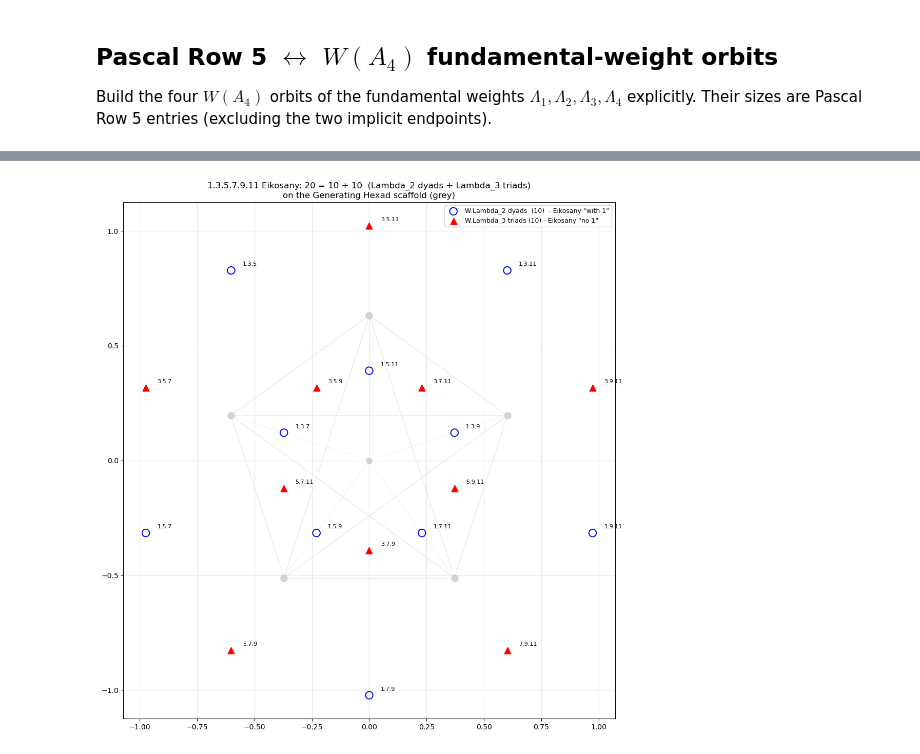
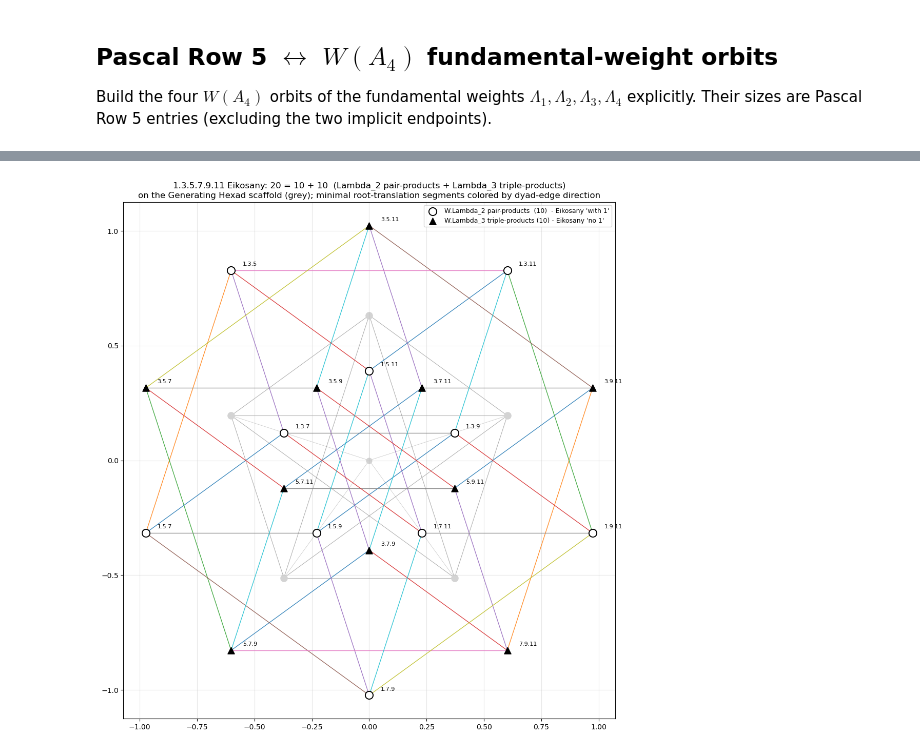
Before and after one commit to armandjbeaudoin/JI_tiling, a Jupyter notebook: notebooks/pentadic.ipynb, the cells around one changed output, grey strips where cells are left out. Cells and saved outputs as stored; diff of their text form; code cells hidden in the pictures.

```diff
--- a/notebooks/pentadic.ipynb
+++ b/notebooks/pentadic.ipynb
@@ -338,42 +465,101 @@ xy_e = eikosany_5D @ proj.T
 x_e  = -xy_e[:, 1]
 y_e  =  xy_e[:, 0]
 
-# Hexad scaffold (light grey) - context for where the Eikosany sits relative to the Generating Hexad
+# Hexad scaffold (light grey) - context for the Eikosany on the Generating Hexad
 xy_h = otonal_5D @ proj.T
 xh_, yh_ = -xy_h[:, 1], xy_h[:, 0]
 
 fig, ax = plt.subplots(figsize=(11, 11))
 
-# Scaffold: pentagon vertices + K_6 chords (lightgrey backdrop)
-ax.scatter(xh_, yh_, color='lightgrey', s=90, zorder=1)
-ax.scatter([0], [0], color='lightgrey', s=60, zorder=1)
+ax.scatter(xh_, yh_, color="lightgrey", s=90, zorder=1)
+ax.scatter([0], [0], color="lightgrey", s=60, zorder=1)
 for i, j in itertools.combinations(range(5), 2):
     ax.plot([xh_[i], xh_[j]], [yh_[i], yh_[j]],
-            color='lightgrey', linewidth=0.8, alpha=0.6, zorder=0)
+            color="grey", linewidth=0.8, alpha=0.6, zorder=0)
 for k in range(5):
     ax.plot([0, xh_[k]], [0, yh_[k]],
-            color='lightgrey', linewidth=0.6, alpha=0.4, zorder=0)
+            color="grey", linewidth=0.6, alpha=0.4, zorder=0)
 
-# Lambda_2 dyads (10) - open circles
+# Connecting lines: pairs of Eikosany points connected by a root translation
+# alpha = e_i - e_j. Each such pair is a parallel translate of the Generating Hexad's
+# (i, j) dyad-edge and is drawn in dyad_colors[(i, j)]. Parallel (same-slope) lines
+# therefore share a color across the Generating Hexad and here.
+def root_to_pair(r5):
+    """For a root vector e_i - e_j, return the unordered pair (min, max) of indices."""
+    i = int(np.where(np.asarray(r5) ==  1)[0][0])
+    j = int(np.where(np.asarray(r5) == -1)[0][0])
+    return (min(i, j), max(i, j))
+
+def find_in_eikosany(target_vec):
+    """Return index of target_vec in eikosany_5D, or -1 if not present.
+
+    Uses direct numpy array comparison rather than tuple-hashing, to avoid any
+    SageMath/Python dtype mismatch that would silently fail dict lookups.
+    """
+    matches = np.where((eikosany_5D == target_vec).all(axis=1))[0]
+    return int(matches[0]) if len(matches) else -1
+
+def segment_has_interior_eikosany_point(k, m):
+    """True if any Eikosany point other than k, m lies strictly inside the projected
+    2D segment from k to m. Used to suppress non-minimal root-translation segments
+    that would overlay an intermediate point and create a visual phantom connection
+    between two non-root-related endpoints."""
+    ax_, ay_ = x_e[k], y_e[k]
+    dx, dy   = x_e[m] - ax_, y_e[m] - ay_
+    seg_L2   = dx * dx + dy * dy
+    for p in range(len(eikosany_5D)):
+        if p == k or p == m:
+            continue
+        px, py = x_e[p] - ax_, y_e[p] - ay_
+        cross  = dx * py - dy * px
+        if abs(cross) > 1e-6 * (seg_L2 ** 0.5):
+            continue
+        t = (px * dx + py * dy) / seg_L2
+        if 1e-6 < t < 1 - 1e-6:
+            return True
+    return False
+
+n_drawn = n_skipped = 0
+for alpha in pos_roots:
+    pair  = root_to_pair(alpha)
+    color = dyad_colors[pair]
+    for k in range(len(eikosany_5D)):
+        m = find_in_eikosany(eikosany_5D[k] + alpha)
+        if m < 0:
+            continue
+        if segment_has_interior_eikosany_point(k, m):
+            n_skipped += 1
+            continue
+        ax.plot([x_e[k], x_e[m]], [y_e[k], y_e[m]],
+                color=color, linewidth=1.0, alpha=0.85, zorder=2)
+        n_drawn += 1
+
+print(f"Drew {n_drawn} minimal root-translation segments; "
+      f"suppressed {n_skipped} non-minimal segments that overlay an intermediate "
+      f"Eikosany point in the 2D projection (60 total root-pairs).")
+
+# Markers: open circles for Lambda_2 pair-products, filled triangles for Lambda_3 triple-products.
+# Neutral (black) so the colored lines carry the directional information.
 n2 = len(L2)
 ax.scatter(x_e[:n2], y_e[:n2],
-           facecolors='none', edgecolors='blue', s=110, linewidths=1.4,
-           label=f'W.Lambda_2 dyads  ({n2})  - Eikosany "with 1"', zorder=3)
-
-# Lambda_3 triads (10) - filled triangles
-ax.scatter(x_e[n2:], y_e[n2:], marker='^', color='red', s=85,
-           label=f'W.Lambda_3 triads ({len(L3)}) - Eikosany "no 1"', zorder=3)
+           facecolors="white", edgecolors="black", s=120, linewidths=1.4,
+           label=f"W.Lambda_2 pair-products  ({n2})  - Eikosany 'with 1'", zorder=4)
+ax.scatter(x_e[n2:], y_e[n2:], marker="^", color="black", s=90,
+           label=f"W.Lambda_3 triple-products ({len(L3)}) - Eikosany 'no 1'", zorder=4)
 
 # Product-form annotations
 for k, v in enumerate(eikosany_5D):
     ax.annotate(product_label(v), xy=(x_e[k]+0.05, y_e[k]+0.02),
-                fontsize=8, zorder=4)
+                fontsize=8, zorder=5)
 
-ax.set_aspect('equal')
-ax.set_title(f'1.3.5.7.9.11 Eikosany: {len(eikosany_5D)} = 10 + 10  (Lambda_2 dyads + Lambda_3 triads)\n'
-             f'on the Generating Hexad scaffold (grey)')
+ax.set_aspect("equal")
+ax.set_title(f"1.3.5.7.9.11 Eikosany: {len(eikosany_5D)} = 10 + 10  "
+             f"(Lambda_2 pair-products + Lambda_3 triple-products)\n"
+             f"on the Generating Hexad scaffold (grey); "
+             f"minimal root-translation segments colored by dyad-edge direction")
 ax.grid(True, alpha=0.3)
-ax.legend(loc='upper right', fontsize=9)
+ax.legend(loc="upper right", fontsize=9)
 plt.tight_layout()
+plt.savefig('../pentadic_eikosany.png')
 plt.show()
 # %% [output]
@@ -380,2 +567,2 @@ plt.show()
-[figure, old version]
+[figure, new version]
 # %% [markdown]
```
Also changed, not shown: parts of 15 cells of this notebook, 1 other file.
